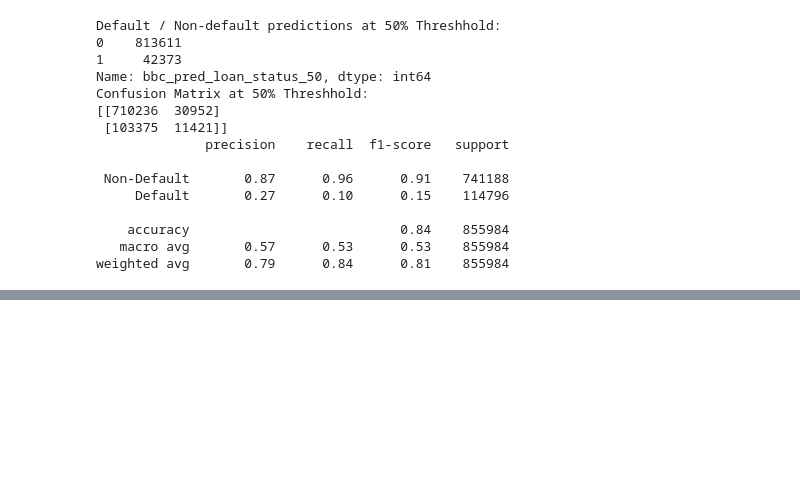
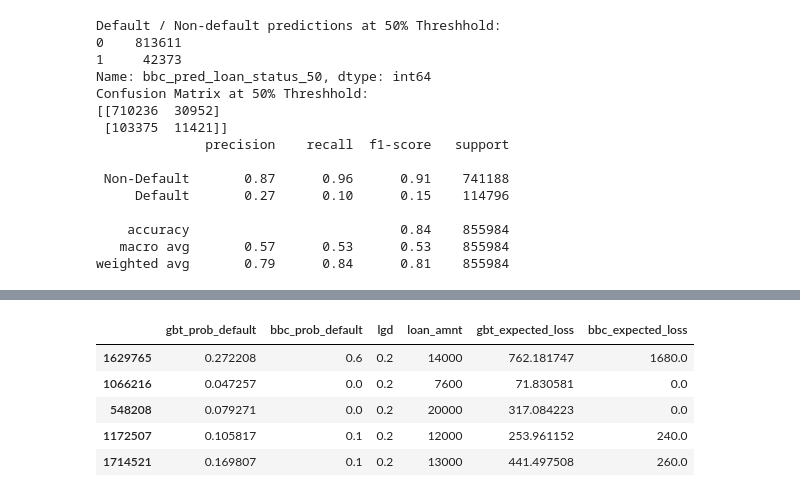
Before and after one commit to simonhchen/Kaggle-Lending-Club, a Jupyter notebook: Kaggle Lending Club.ipynb, the cells around one changed output, grey strips where cells are left out. Cells and saved outputs as stored; diff of their text form; code cells hidden in the pictures; blank space fills up the shorter version.

```diff
--- a/Kaggle Lending Club.ipynb
+++ b/Kaggle Lending Club.ipynb
@@ -626,0 +768,8 @@ weighted avg       0.79      0.84      0.81    855984
+# %%
+# Creating a portfolio dataframe
+portfolio_5c = pd.DataFrame(gbt_preds[:,1][0:], columns = ['gbt_prob_default'])
+portfolio_5c.index = X_test.index
+portfolio_5c['bbc_prob_default'] = bbc_preds[:,1][0:]
+portfolio_5c['lgd'] = 0.2
+portfolio_5c['loan_amnt'] = X_test.loan_amnt
+portfolio_5c.head()
@@ -626,0 +783,17 @@ weighted avg       0.79      0.84      0.81    855984
+# %%
+# Create expected loss columns for each model using the formula
+portfolio_5c['gbt_expected_loss'] = portfolio_5c['gbt_prob_default'] * portfolio_5c['lgd'] * portfolio_5c['loan_amnt']
+portfolio_5c['bbc_expected_loss'] = portfolio_5c['bbc_prob_default'] * portfolio_5c['lgd'] * portfolio_5c['loan_amnt']
+
+# Print the total portfolio size
+print('Portfolio size: $' + "{:.2f}".format(np.sum(portfolio_5c['loan_amnt'])))
+
+# Print the sum of the expected loss for lr
+print('BBC expected loss: $' + "{:.2f}".format(np.sum(portfolio_5c['bbc_expected_loss'])))
+
+# Print the sum of the expected loss for gbt
+print('GBT expected loss: $' + "{:.2f}".format(np.sum(portfolio_5c['gbt_expected_loss'])))
+
+# Print portfolio first five rows
+portfolio_5c.head()
+# %% [output]
@@ -626,0 +803,6 @@ weighted avg       0.79      0.84      0.81    855984
+|  | gbt_prob_default | bbc_prob_default | lgd | loan_amnt | gbt_expected_loss | bbc_expected_loss |
+| 1629765 | 0.272208 | 0.6 | 0.2 | 14000 | 762.181747 | 1680.0 |
+| 1066216 | 0.047257 | 0.0 | 0.2 | 7600 | 71.830581 | 0.0 |
+| 548208 | 0.079271 | 0.0 | 0.2 | 20000 | 317.084223 | 0.0 |
+| 1172507 | 0.105817 | 0.1 | 0.2 | 12000 | 253.961152 | 240.0 |
+| 1714521 | 0.169807 | 0.1 | 0.2 | 13000 | 441.497508 | 260.0 |
```
Also changed, not shown: parts of 11 cells of this notebook.
